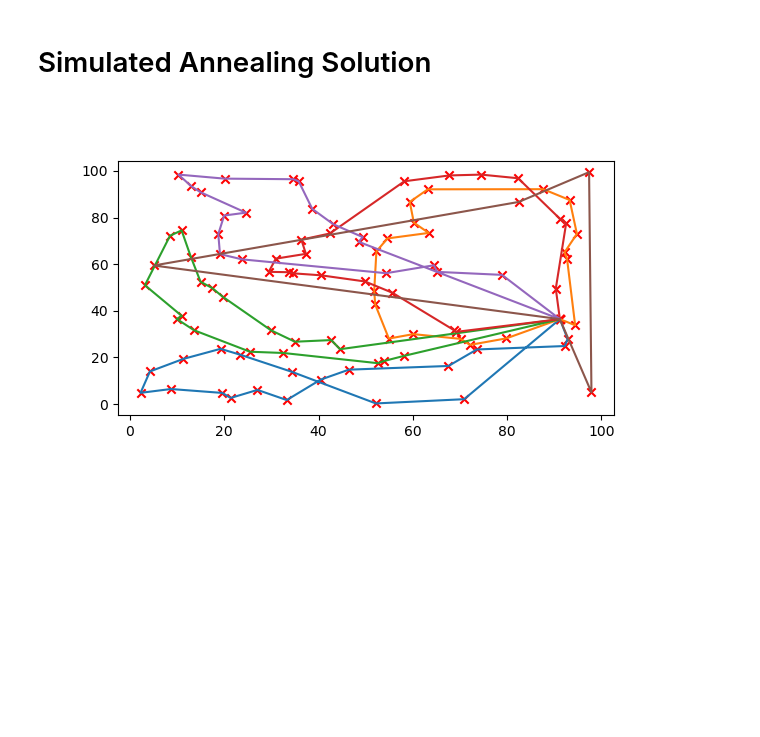
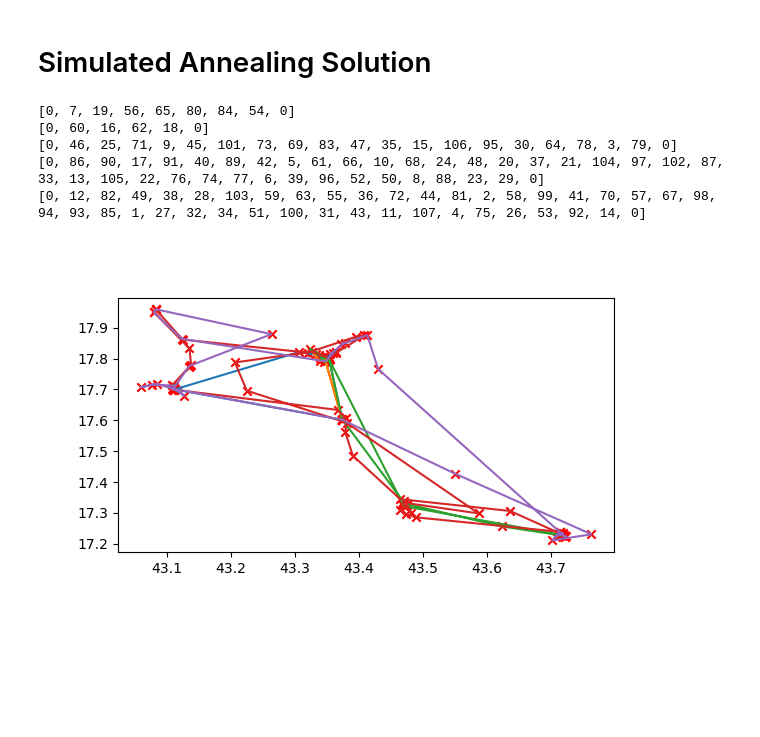
Before and after one commit to AndreTells/Fil-Rouge, a Jupyter notebook: Meta Heuristics/main.ipynb, the cells around one changed output. Drawn from its saved outputs; the diff is of its cells as text; code cells hidden in the pictures; blank space fills up the shorter version.

Commit message:
adapted input interpreter into a module & commented out some aspects to run tests

```diff
--- a/Meta Heuristics/main.ipynb
+++ b/Meta Heuristics/main.ipynb
@@ -7,2 +6,6 @@ import matplotlib.pyplot as plt
+# %%
+customer_df = pd.read_excel('data/2_detail_table_customers.xls')
+deposit_df = pd.read_excel('data/4_detail_table_depots.xls')
+routes = customer_df['ROUTE_ID'].unique()
 # %% [markdown]
 # Simulated Annealing Solution
@@ -11,8 +20,18 @@ adjacency_matrix, demand_list, delivery_window_list, vehicle_capacity,points = f
+# %%
+vehicle_capacity = (70000,10,float('inf'))
+adjacency_matrix, demand_list, delivery_window_list,points = format_input(routes[0], customer_df, deposit_df)
 # %%
 solver = VRP_solver_factory(adjacency_matrix, demand_list, delivery_window_list, vehicle_capacity)
 # %%
 sol = solver(1000000)
 # %%
 print_path(points, sol)
+for i in split_paths(sol):
+    print(i)
 # %% [output]
+[0, 7, 19, 56, 65, 80, 84, 54, 0]
+[0, 60, 16, 62, 18, 0]
+[0, 46, 25, 71, 9, 45, 101, 73, 69, 83, 47, 35, 15, 106, 95, 30, 64, 78, 3, 79, 0]
+[0, 86, 90, 17, 91, 40, 89, 42, 5, 61, 66, 10, 68, 24, 48, 20, 37, 21, 104, 97, 102, 87, 33, 13, 105, 22, 76, 74, 77, 6, 39, 96, 52, 50, 8, 88, 23, 29, 0]
+[0, 12, 82, 49, 38, 28, 103, 59, 63, 55, 36, 72, 44, 81, 2, 58, 99, 41, 70, 57, 67, 98, 94, 93, 85, 1, 27, 32, 34, 51, 100, 31, 43, 11, 107, 4, 75, 26, 53, 92, 14, 0]
-[figure, old version]
+[figure, new version]
```
Also changed, not shown: parts of 5 cells of this notebook, 4 other files.
